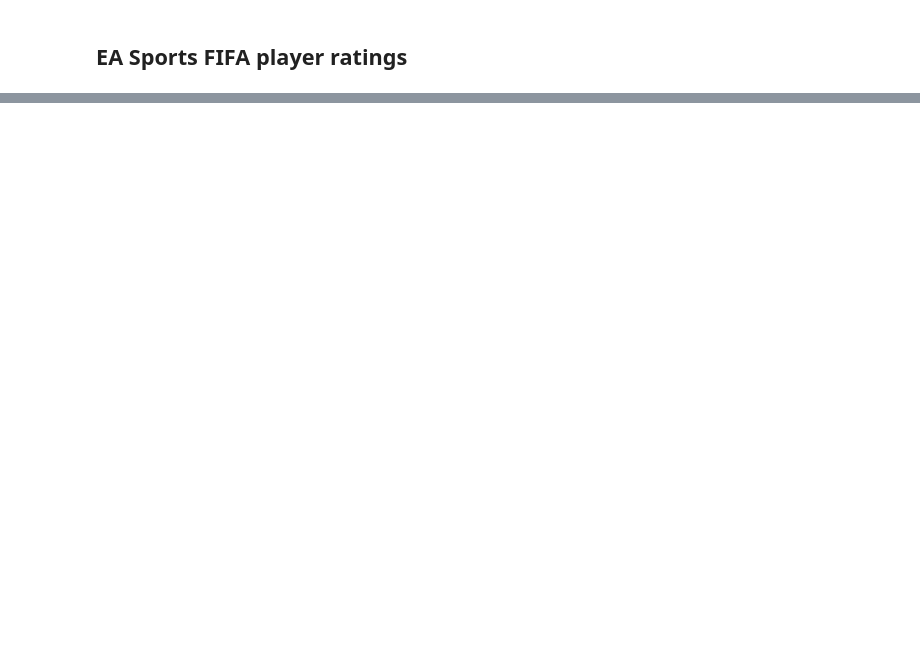
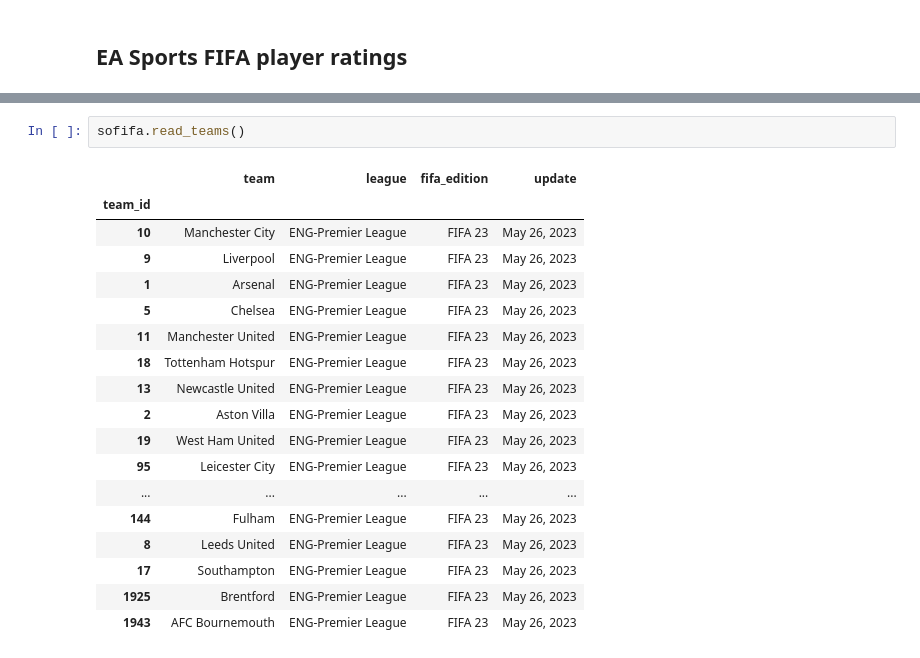
Before and after one commit to probberechts/soccerdata, a Jupyter notebook: docs/datasources/SoFIFA.ipynb, the cells around one changed output, grey strips where cells are left out. Saved outputs shown, nothing was run; the diff lists cells and outputs as text; blank space fills up the shorter version.

```diff
--- a/docs/datasources/SoFIFA.ipynb
+++ b/docs/datasources/SoFIFA.ipynb
@@ -49,0 +63,21 @@ ratings.head()
+# %%
+sofifa.read_teams()
+# %% [output]
+|  | team | league | fifa_edition | update |
+| team_id |  |  |  |  |
+| 10 | Manchester City | ENG-Premier League | FIFA 23 | May 26, 2023 |
+| 9 | Liverpool | ENG-Premier League | FIFA 23 | May 26, 2023 |
+| 1 | Arsenal | ENG-Premier League | FIFA 23 | May 26, 2023 |
+| 5 | Chelsea | ENG-Premier League | FIFA 23 | May 26, 2023 |
+| 11 | Manchester United | ENG-Premier League | FIFA 23 | May 26, 2023 |
+| 18 | Tottenham Hotspur | ENG-Premier League | FIFA 23 | May 26, 2023 |
+| 13 | Newcastle United | ENG-Premier League | FIFA 23 | May 26, 2023 |
+| 2 | Aston Villa | ENG-Premier League | FIFA 23 | May 26, 2023 |
+| 19 | West Ham United | ENG-Premier League | FIFA 23 | May 26, 2023 |
+| 95 | Leicester City | ENG-Premier League | FIFA 23 | May 26, 2023 |
+| ... | ... | ... | ... | ... |
+| 144 | Fulham | ENG-Premier League | FIFA 23 | May 26, 2023 |
+| 8 | Leeds United | ENG-Premier League | FIFA 23 | May 26, 2023 |
+| 17 | Southampton | ENG-Premier League | FIFA 23 | May 26, 2023 |
+| 1925 | Brentford | ENG-Premier League | FIFA 23 | May 26, 2023 |
+| 1943 | AFC Bournemouth | ENG-Premier League | FIFA 23 | May 26, 2023 |
```
Also changed, not shown: parts of 5 cells of this notebook, 4 other files.
